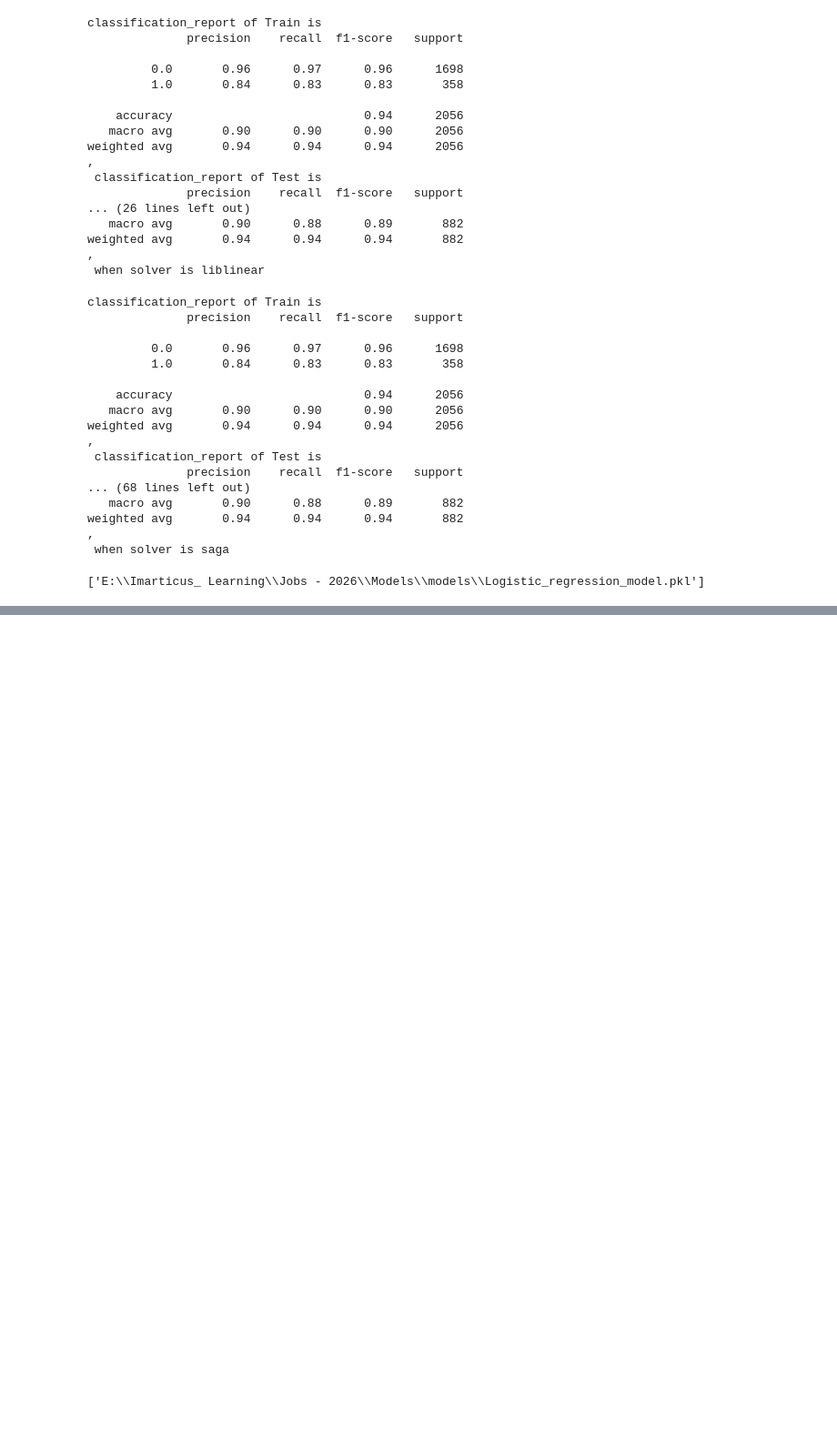
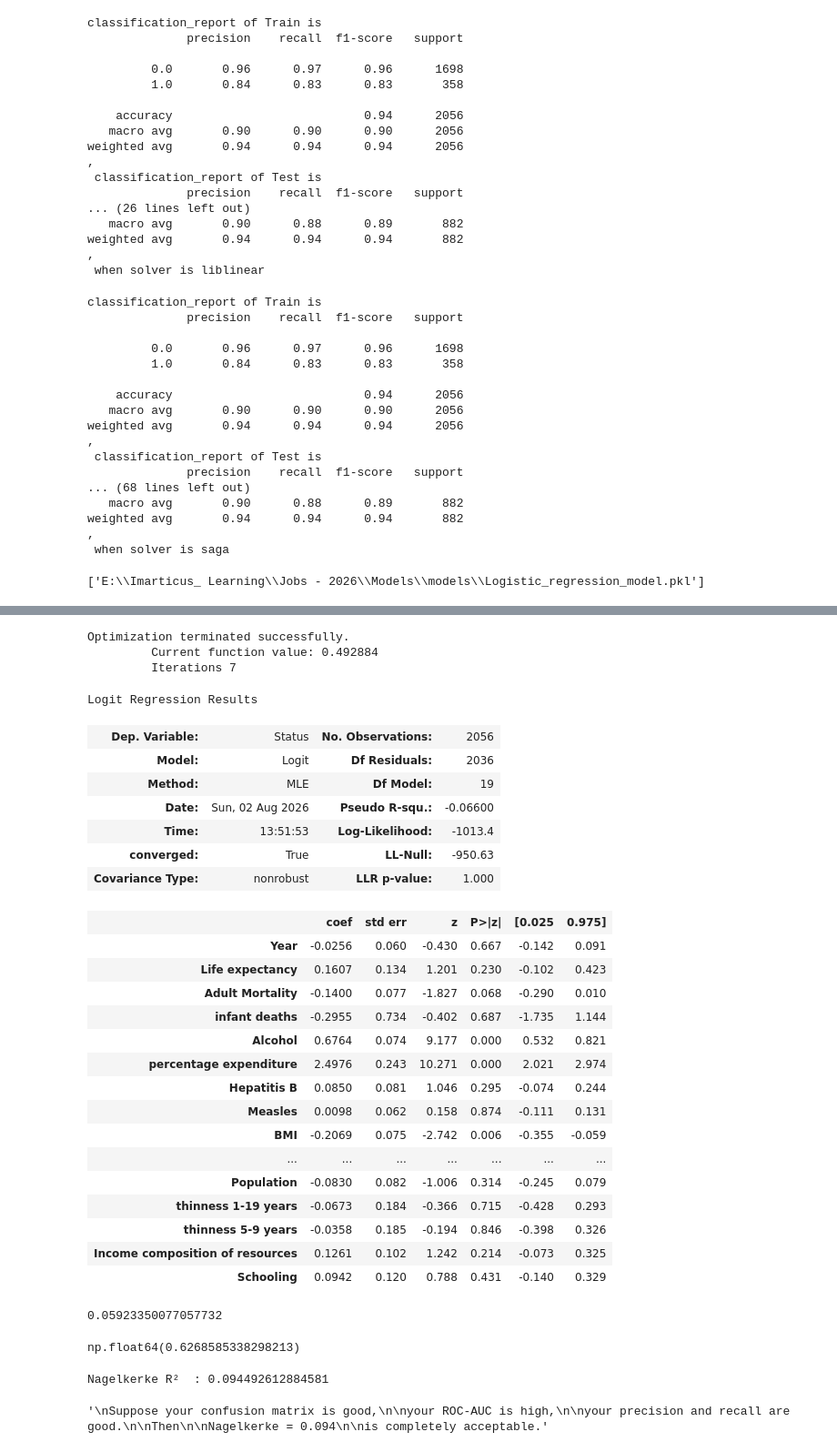
Before and after one commit to paulrichardjacob/Learning_Curve, a Jupyter notebook: notebooks/Logistic_Regression.ipynb, the cells around one changed output, grey strips where cells are left out. Shown at 91% size. Drawn from its saved outputs; the diff is of its cells as text; code cells hidden in the pictures; blank space fills up the shorter version.

```diff
--- a/notebooks/Logistic_Regression.ipynb
+++ b/notebooks/Logistic_Regression.ipynb
@@ -221,0 +280,75 @@ joblib.dump(logimodel, save_dir / 'Logistic_regression_model.pkl')
+# %%
+y_train.reset_index(inplace = True, drop = True)
+# %%
+logimodel_stats = sm.Logit(
+y_train,sc_train
+).fit()
+# %% [output]
+Optimization terminated successfully.
+         Current function value: 0.492884
+         Iterations 7
+# %%
+logimodel_stats.summary()
+# %% [output]
+Logit Regression Results
+| Dep. Variable: | Status | No. Observations: | 2056 |
+| Model: | Logit | Df Residuals: | 2036 |
+| Method: | MLE | Df Model: | 19 |
+| Date: | Sun, 02 Aug 2026 | Pseudo R-squ.: | -0.06600 |
+| Time: | 13:51:53 | Log-Likelihood: | -1013.4 |
+| converged: | True | LL-Null: | -950.63 |
+| Covariance Type: | nonrobust | LLR p-value: | 1.000 |
+|  | coef | std err | z | P>|z| | [0.025 | 0.975] |
+| Year | -0.0256 | 0.060 | -0.430 | 0.667 | -0.142 | 0.091 |
+| Life expectancy | 0.1607 | 0.134 | 1.201 | 0.230 | -0.102 | 0.423 |
+| Adult Mortality | -0.1400 | 0.077 | -1.827 | 0.068 | -0.290 | 0.010 |
+| infant deaths | -0.2955 | 0.734 | -0.402 | 0.687 | -1.735 | 1.144 |
+| Alcohol | 0.6764 | 0.074 | 9.177 | 0.000 | 0.532 | 0.821 |
+| percentage expenditure | 2.4976 | 0.243 | 10.271 | 0.000 | 2.021 | 2.974 |
+| Hepatitis B | 0.0850 | 0.081 | 1.046 | 0.295 | -0.074 | 0.244 |
+| Measles | 0.0098 | 0.062 | 0.158 | 0.874 | -0.111 | 0.131 |
+| BMI | -0.2069 | 0.075 | -2.742 | 0.006 | -0.355 | -0.059 |
+| ... | ... | ... | ... | ... | ... | ... |
+| Population | -0.0830 | 0.082 | -1.006 | 0.314 | -0.245 | 0.079 |
+| thinness 1-19 years | -0.0673 | 0.184 | -0.366 | 0.715 | -0.428 | 0.293 |
+| thinness 5-9 years | -0.0358 | 0.185 | -0.194 | 0.846 | -0.398 | 0.326 |
+| Income composition of resources | 0.1261 | 0.102 | 1.242 | 0.214 | -0.073 | 0.325 |
+| Schooling | 0.0942 | 0.120 | 0.788 | 0.431 | -0.140 | 0.329 |
+# %%
+ll_null = -1013.4
+ll_model = -950.63
+n = len(y_train)
+
+cox_snell = 1 - np.exp((2/n) * (ll_null - ll_model))
+
+print(cox_snell)
+# %% [output]
+0.05923350077057732
+# %%
+# Maximum possible Cox & Snell R²
+max_cs = 1 - np.exp((2 / n) * ll_null)
+max_cs
+# %% [output]
+np.float64(0.6268585338298213)
+# %%
+# Nagelkerke R²
+nagelkerke = cox_snell / max_cs
+
+print("Nagelkerke R²  :", nagelkerke)
+# %% [output]
+Nagelkerke R²  : 0.094492612884581
+# %%
+"""
+Suppose your confusion matrix is good,
+
+your ROC-AUC is high,
+
+your precision and recall are good.
+
+Then
+
+Nagelkerke = 0.094
+
+is completely acceptable."""
+# %% [output]
+'\nSuppose your confusion matrix is good,\n\nyour ROC-AUC is high,\n\nyour precision and recall are good.\n\nThen\n\nNagelkerke = 0.094\n\nis completely acceptable.'
```
Also changed, not shown: parts of 13 cells of this notebook, 22 other files.
